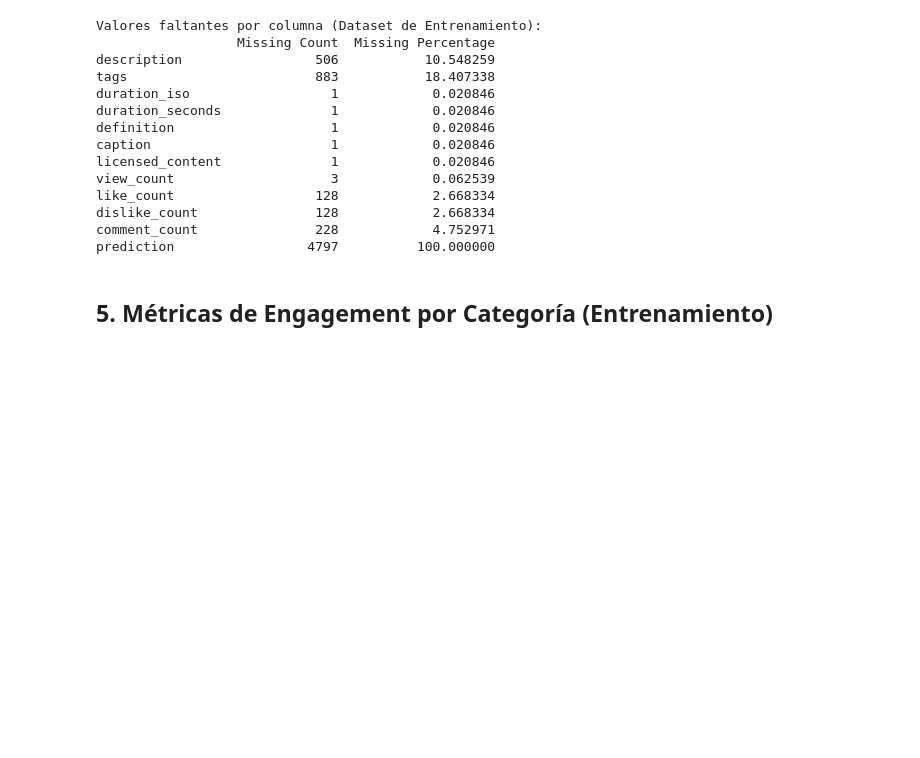
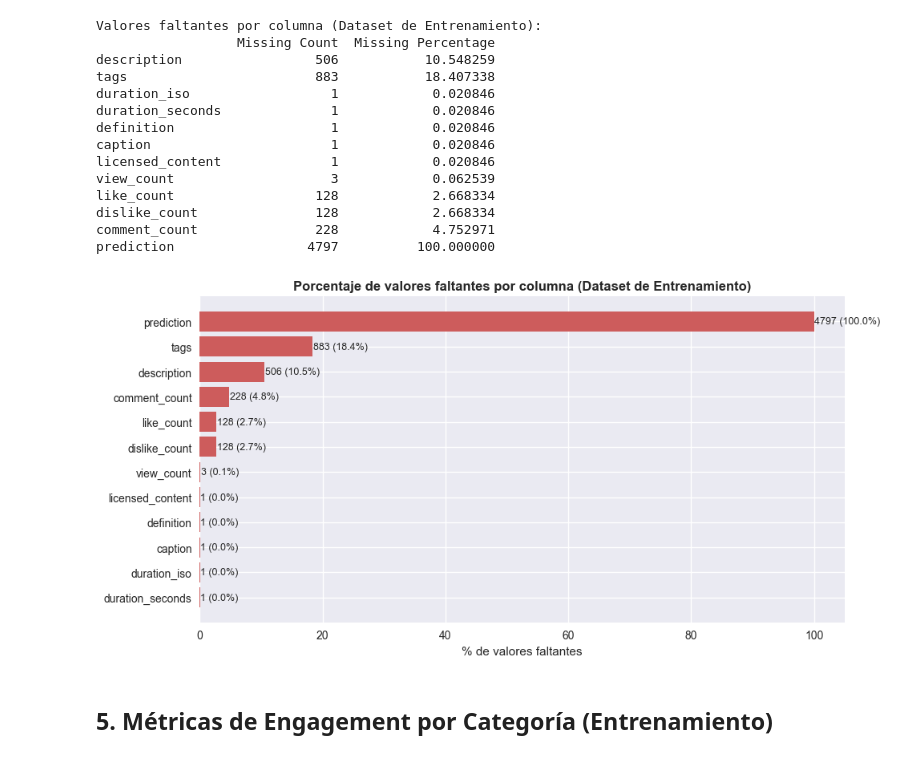
Before and after one commit to ADRIAN0819/Machine-Learning-Proyect, a Jupyter notebook: exploratory_data_analysis/eda_analysis.ipynb, the cells around one changed output. Cells and saved outputs as stored; diff of their text form; code cells hidden in the pictures; blank space fills up the shorter version.

```diff
--- a/exploratory_data_analysis/eda_analysis.ipynb
+++ b/exploratory_data_analysis/eda_analysis.ipynb
@@ -174,6 +174,21 @@ like_count                  128            2.668334
 dislike_count               128            2.668334
 comment_count               228            4.752971
 prediction                 4797          100.000000
+# %%
+# Visualización de valores faltantes por columna
+missing_cols = missing_df[missing_df['Missing Count'] > 0].sort_values('Missing Count', ascending=True)
+
+plt.figure(figsize=(10, 5))
+plt.barh(missing_cols.index, missing_cols['Missing Percentage'], color='indianred')
+plt.xlabel('% de valores faltantes')
+plt.title('Porcentaje de valores faltantes por columna (Dataset de Entrenamiento)', fontweight='bold')
+for i, (idx, row) in enumerate(missing_cols.iterrows()):
+    plt.text(row['Missing Percentage'] + 0.1, i, f"{row['Missing Count']:.0f} ({row['Missing Percentage']:.1f}%)", va='center', fontsize=9)
+plt.tight_layout()
+plt.savefig('images/valores_faltantes_groundtruth.png', dpi=150, bbox_inches='tight')
+plt.show()
+# %% [output]
+[figure, added]
 # %% [markdown]
 ## 5. Métricas de Engagement por Categoría (Entrenamiento)
 # %%
```
Also changed, not shown: parts of 33 cells of this notebook.
